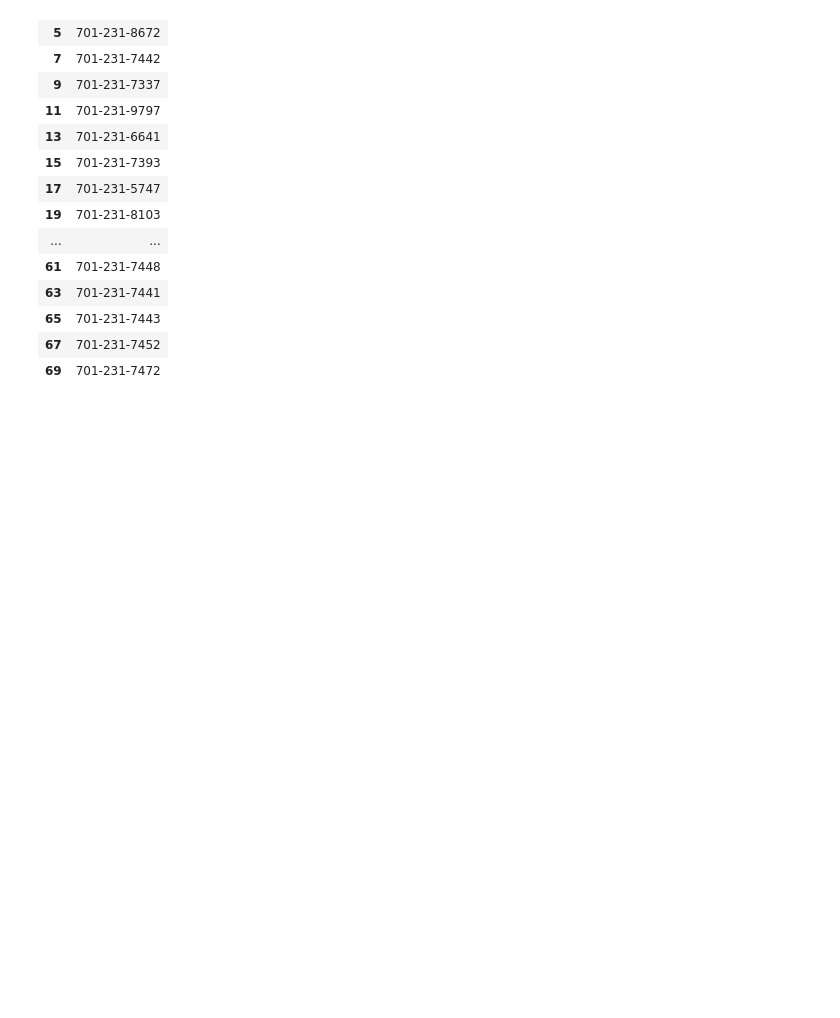
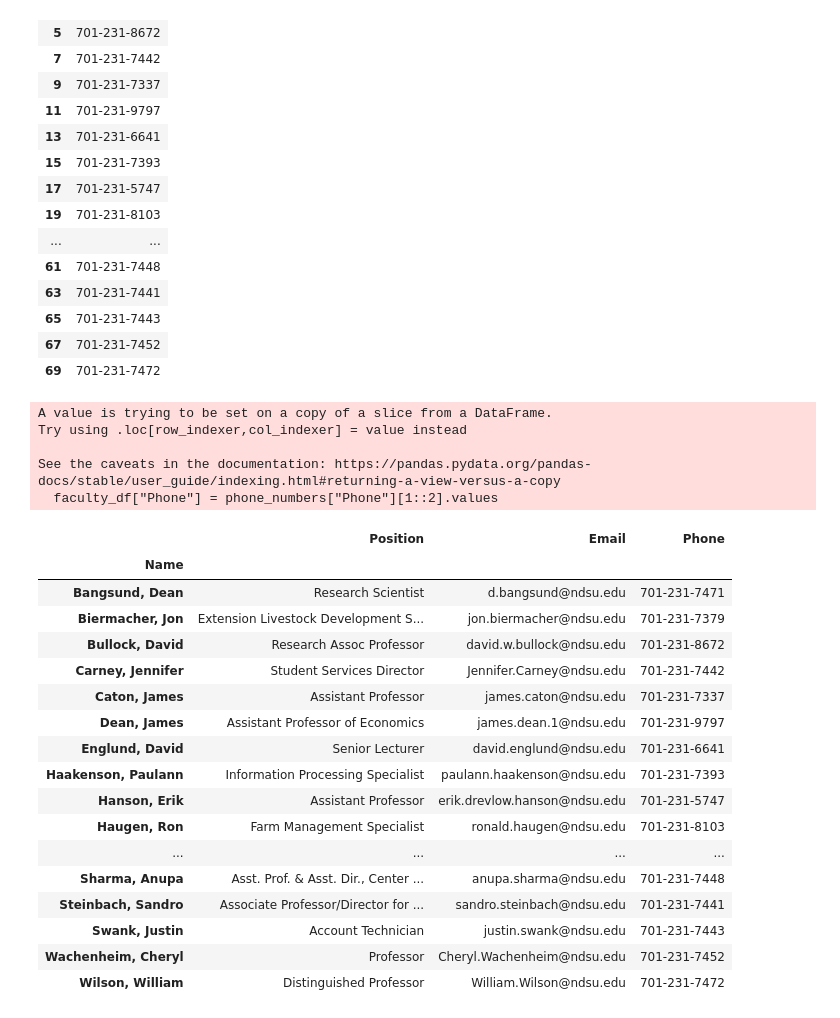
Before and after one commit to MattKrepp1/Econ-411, a Jupyter notebook: In Class Projects/Project 3 - Dictionaries and Dataframes.ipynb, the cells around one changed output. Drawn from its saved outputs; the diff is of its cells as text; code cells hidden in the pictures; blank space fills up the shorter version.

```diff
--- a/In Class Projects/Project 3 - Dictionaries and Dataframes.ipynb
+++ b/In Class Projects/Project 3 - Dictionaries and Dataframes.ipynb
@@ -244,5 +262,9 @@ faculty_df
 # %%
+# dropping the extra rows from the bulk of the dataframe
+
 faculty_df.dropna()
+faculty_df = faculty_df.dropna()
+faculty_df
 # %% [output]
 |  | Name | Position | Email |
 | 0 | Bangsund, Dean | Research Scientist | d.bangsund@ndsu.edu |
@@ -298,4 +322,33 @@ phone_numbers.iloc[1::2]
 | 67 | 701-231-7452 |
 | 69 | 701-231-7472 |
 # %%
+# Adding the Phone Number column with the removed rows to the rest of the table
+
+faculty_df["Phone"] = phone_numbers["Phone"][1::2].values
+faculty_df = faculty_df.set_index("Name")
+faculty_df.to_csv("FacultyDF.csv")
 faculty_df
+# %% [output]
+A value is trying to be set on a copy of a slice from a DataFrame.
+Try using .loc[row_indexer,col_indexer] = value instead
+
+See the caveats in the documentation: https://pandas.pydata.org/pandas-docs/stable/user_guide/indexing.html#returning-a-view-versus-a-copy
+  faculty_df["Phone"] = phone_numbers["Phone"][1::2].values
+|  | Position | Email | Phone |
+| Name |  |  |  |
+| Bangsund, Dean | Research Scientist | d.bangsund@ndsu.edu | 701-231-7471 |
+| Biermacher, Jon | Extension Livestock Development S... | jon.biermacher@ndsu.edu | 701-231-7379 |
+| Bullock, David | Research Assoc Professor | david.w.bullock@ndsu.edu | 701-231-8672 |
+| Carney, Jennifer | Student Services Director | Jennifer.Carney@ndsu.edu | 701-231-7442 |
+| Caton, James | Assistant Professor | james.caton@ndsu.edu | 701-231-7337 |
+| Dean, James | Assistant Professor of Economics | james.dean.1@ndsu.edu | 701-231-9797 |
+| Englund, David | Senior Lecturer | david.englund@ndsu.edu | 701-231-6641 |
+| Haakenson, Paulann | Information Processing Specialist | paulann.haakenson@ndsu.edu | 701-231-7393 |
+| Hanson, Erik | Assistant Professor | erik.drevlow.hanson@ndsu.edu | 701-231-5747 |
+| Haugen, Ron | Farm Management Specialist | ronald.haugen@ndsu.edu | 701-231-8103 |
+| ... | ... | ... | ... |
+| Sharma, Anupa | Asst. Prof. & Asst. Dir., Center ... | anupa.sharma@ndsu.edu | 701-231-7448 |
+| Steinbach, Sandro | Associate Professor/Director for ... | sandro.steinbach@ndsu.edu | 701-231-7441 |
+| Swank, Justin | Account Technician | justin.swank@ndsu.edu | 701-231-7443 |
+| Wachenheim, Cheryl | Professor | Cheryl.Wachenheim@ndsu.edu | 701-231-7452 |
+| Wilson, William | Distinguished Professor | William.Wilson@ndsu.edu | 701-231-7472 |
```
Also changed, not shown: parts of 8 cells of this notebook, 2 other files.
